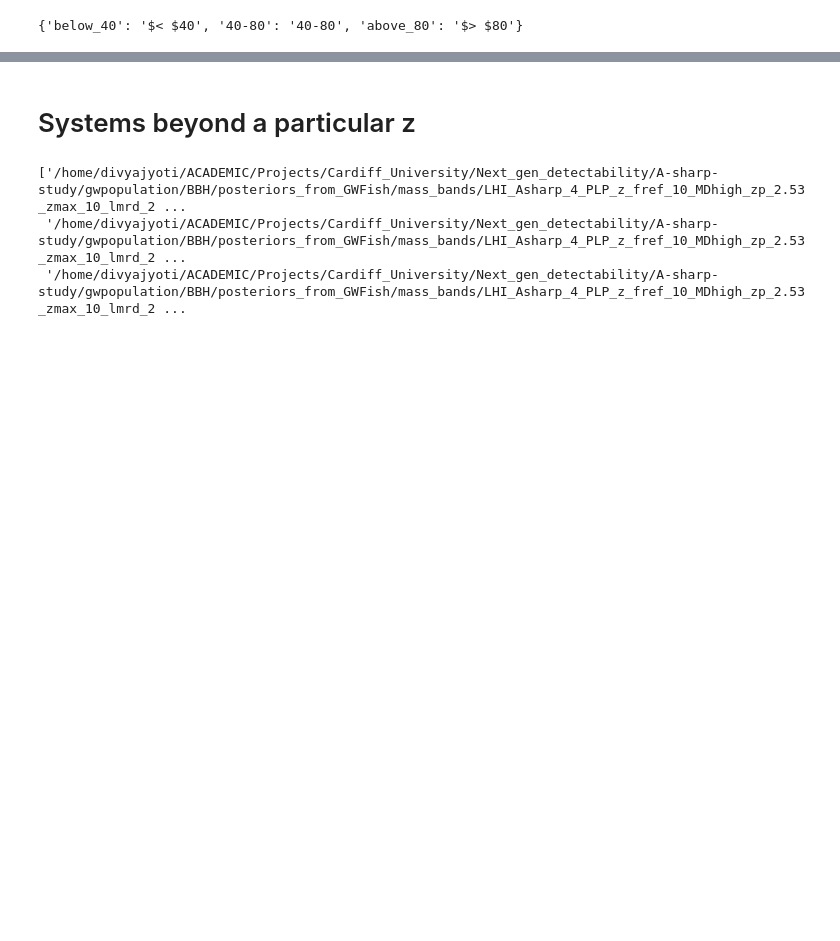
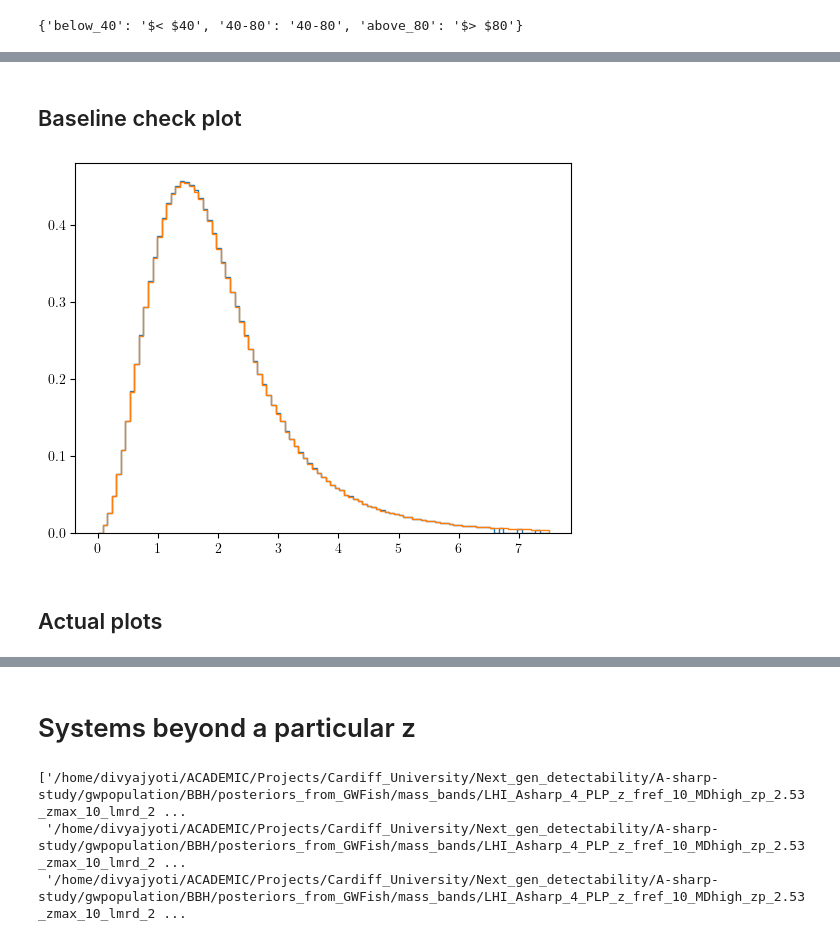
Before and after one commit to divyajyoti09/next_gen_detect, a Jupyter notebook: A-sharp_z_peak_mapping/Paper1_plots_extra.ipynb, the cells around one changed output, grey strips where cells are left out. Cells and saved outputs as stored; diff of their text form; code cells hidden in the pictures; blank space fills up the shorter version.

```diff
--- a/A-sharp_z_peak_mapping/Paper1_plots_extra.ipynb
+++ b/A-sharp_z_peak_mapping/Paper1_plots_extra.ipynb
@@ -933,0 +1004,31 @@ gwpop_run_dirs
+# %%
+def get_combined_inj_h5_file(run_dir):
+    with open(os.path.join(run_dir, 'README.txt')) as f:
+        for line in f.readlines():
+            if 'Injections file' in line:
+                inj_str = line.split(':')[-1].split('/')[-1].strip('\n').replace('detected_injs_mf_from_opt_SNR_', '').strip('.pkl')
+    inj_file_path = os.path.join(project_dir,
+                                 'gwpopulation/BBH/injections/combined_h5_files_select_params',
+                                 inj_str+'.h5')
+    if os.path.isfile(inj_file_path):
+        return(inj_file_path)
+    else:
+        return(None)
+# %%
+inj_file_paths = map_nested_dict(gwpop_run_dirs, get_combined_inj_h5_file)
+# %%
+def get_efficiency_for_inj(inj_file, bins='sqrt'):
+    ret_dict = {'all':{}, 'detected':{}, 'efficiency':{}}
+    map_key = {'total':'all', 'detected_mf_from_opt':'detected'}
+    with h5py.File(inj_file, 'r') as f:
+        for pop in ['total', 'detected_mf_from_opt']:
+            for param in ['redshift', 'srcmtotal']:
+                ret_dict[map_key[pop]][param] = f[pop][param][:]
+    eff_samples, bins_sel = get_efficiency_curve(ret_dict['detected']['redshift'],
+                                                 ret_dict['all']['redshift'],
+                                                 bins)
+    ret_dict['efficiency']['eff_samples'] = eff_samples
+    ret_dict['efficiency']['bins_sel'] = bins_sel
+    return(ret_dict)
+# %%
+injs_eff_dicts = map_nested_dict(inj_file_paths, get_efficiency_for_inj)
@@ -933,0 +1037,13 @@ gwpop_run_dirs
+# %% [markdown]
+## Baseline check plot
+# %%
+inj_pop = injs_eff_dicts['MD']['Asharp']['total']
+ns_tot, bins = get_original_pop(inj_pop['detected']['redshift'],
+                                inj_pop['all']['redshift'],
+                                inj_pop['detected']['redshift'], bins=np.linspace(0, 7.5, 100))
+plt.stairs(ns_tot, bins)
+plt.hist(inj_pop['all']['redshift'], ls='-', bins=bins, histtype='step', density=True);
+# %% [output]
+[figure, added]
+# %% [markdown]
+## Actual plots
```
Also changed, not shown: parts of 40 cells of this notebook, 23 other files.
